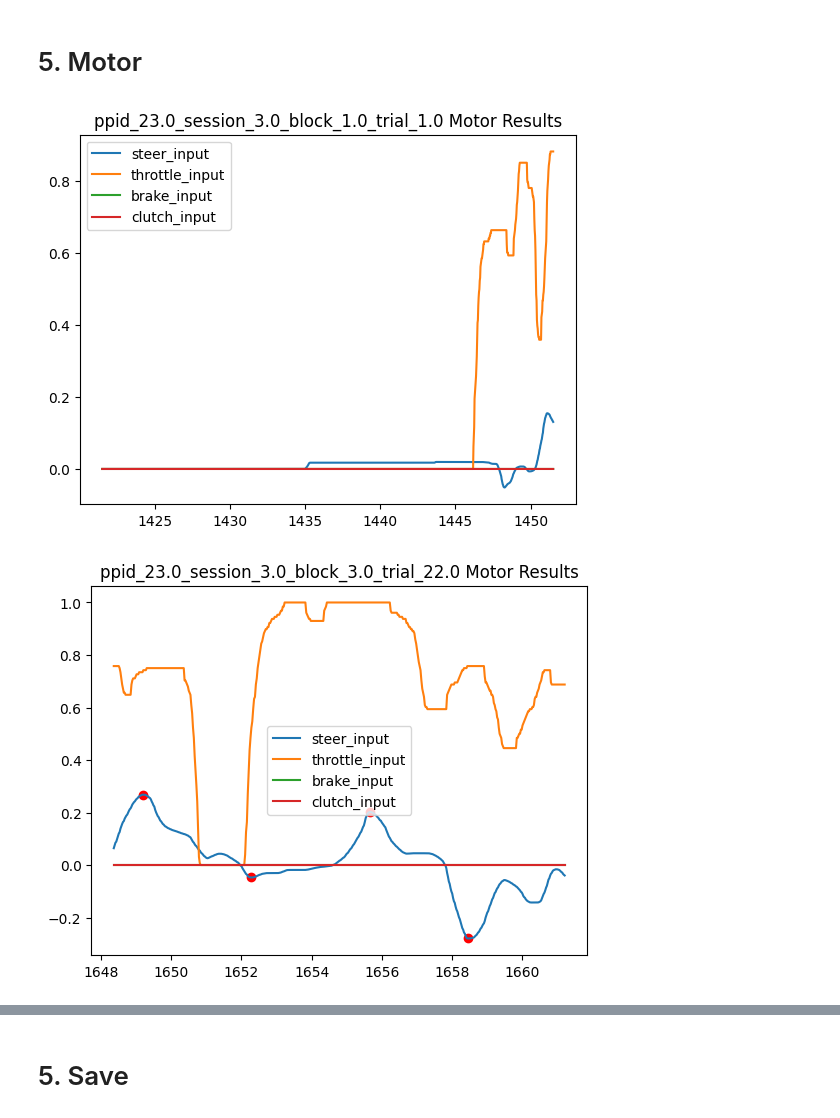
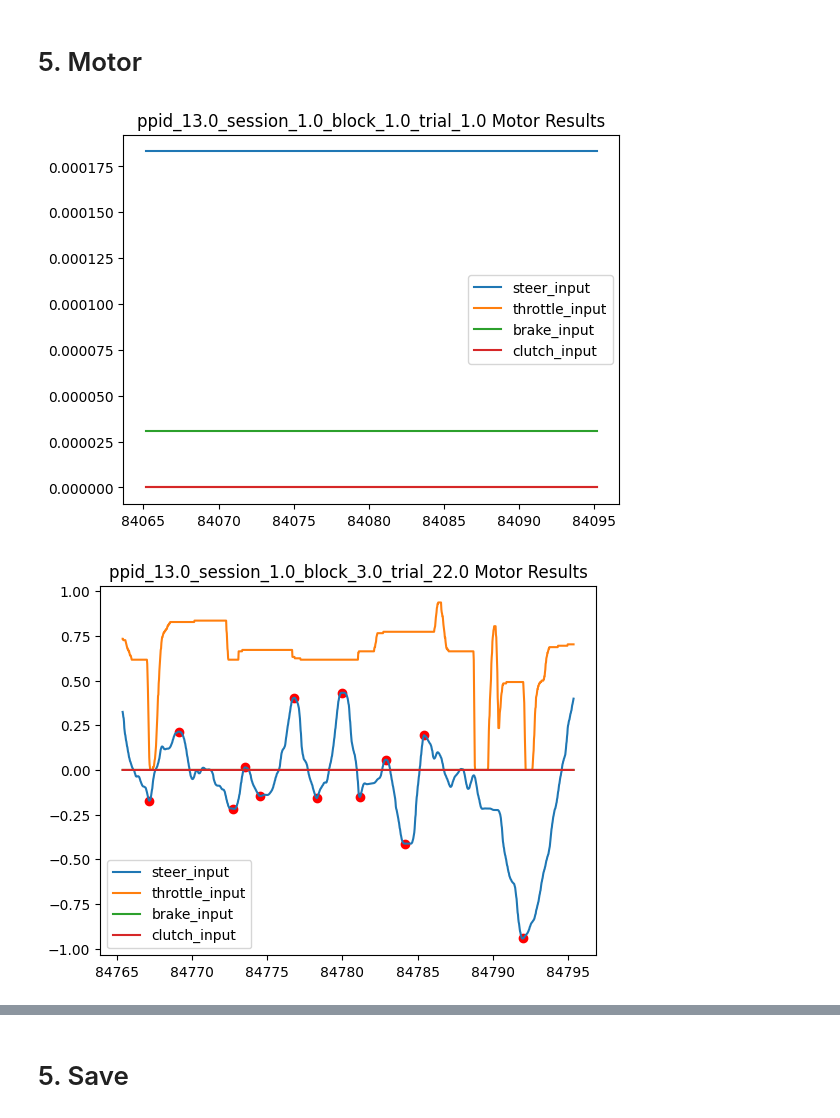
Before and after one commit to schko/mna, a Jupyter notebook: notebooks/process_session.ipynb, the cells around one changed output, grey strips where cells are left out. Drawn from its saved outputs; the diff is of its cells as text; code cells hidden in the pictures.

```diff
--- a/notebooks/process_session.ipynb
+++ b/notebooks/process_session.ipynb
@@ -26,7 +26,7 @@ import pickle
 data_dir = "../data/"
 lsl_dir = "../mna/LSLPresets/"
 onlyfiles = [f for f in listdir(data_dir) if isfile(join(data_dir, f)) and '.pkl' in f]
-input_path = data_dir + onlyfiles[26] # pick a random file, idx 26 and
+input_path = data_dir + onlyfiles[0] # pick a random file, idx 26 and
 
 print(f"input_path {input_path}")
 metadata_jsons = read_all_lslpresets(path_to_jsonfiles=lsl_dir)
@@ -219,3 +496,4 @@ post_processed_event_df = process_session_eye(rns_data, post_processed_event_df,
 # %%
 post_processed_event_df, epochs, events, event_dict, info, reject_log, ica = process_session_eeg(rns_data, post_processed_event_df,
-                                                                    event_column='spoken_difficulty_encoded', run_autoreject=True, run_ica=True)
+                                                                    event_column='spoken_difficulty_encoded', run_autoreject=True, run_ica=True,
+                                                                                                normalize_pow_freq = False)
@@ -222,9 +576,8 @@ post_processed_event_df, epochs, events, event_dict, info, reject_log, ica = pro
 # %% [markdown]
 # 5. Motor
 # %%
-%matplotlib inline
-post_processed_event_df, turns_df = process_session_motor(rns_data, post_processed_event_df, motor_channel='Unity_MotorInput',
+post_processed_event_df, turns_df, motor_data = process_session_motor(rns_data, post_processed_event_df, motor_channel='Unity_MotorInput',
                                                 plot_motor_result = True, plot_motor_snippet = 30, plot_frequency = 10)
 # %% [output]
-[figure, old version]
+[figure, new version]
-[figure, old version]
+[figure, new version]
```
Also changed, not shown: parts of 11 cells of this notebook, 6 other files.
